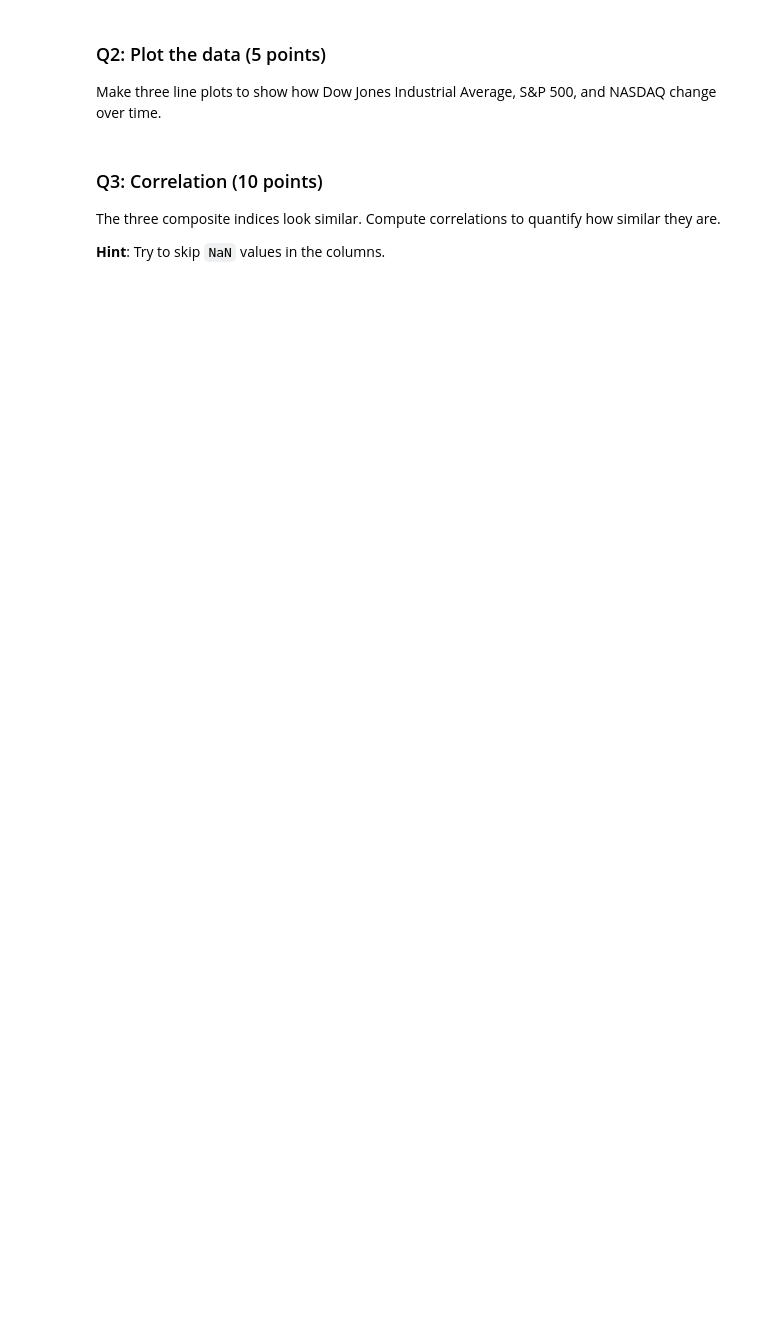
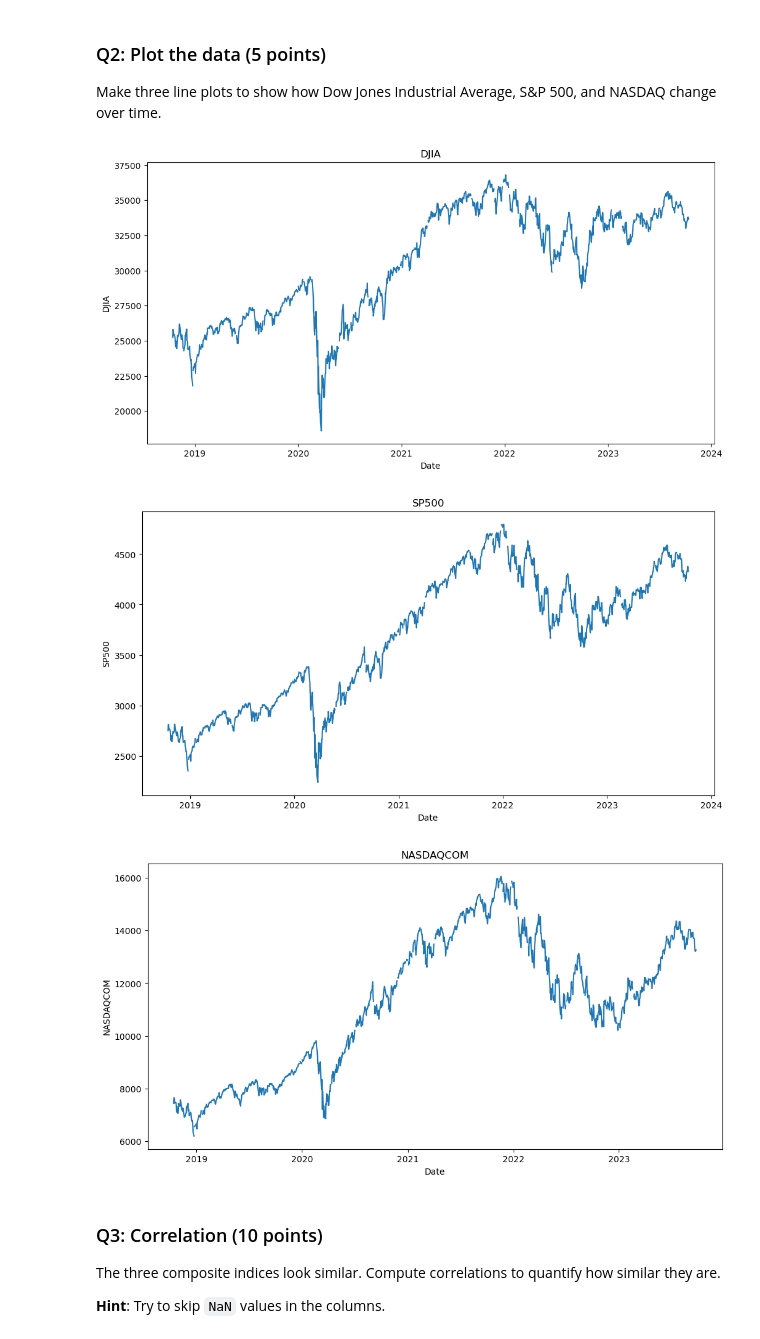
Before and after one commit to lostflux/data-mining, a Jupyter notebook: assignments/01/Assignment_1.ipynb, the cells around one changed output. Saved outputs shown, nothing was run; the diff lists cells and outputs as text; code cells hidden in the pictures; blank space fills up the shorter version.

```diff
--- a/assignments/01/Assignment_1.ipynb
+++ b/assignments/01/Assignment_1.ipynb
@@ -167,3 +206,16 @@ You will implement code to download DJIA, S&P 500, and NASDAQ from FRED (Federal
 Read pandas-datareader document at https://pydata.github.io/pandas-datareader/stable/remote_data.html#remote-data-fred to figure out how to use the API to download the data. Write your code to download the data.
 # %%
 # write your code here to load DJIA, SP500, NASDAQCOM from fred, show the top 10 head
+from pandas_datareader import data as pdr
+
+# DJIA
+DJIA = pdr.get_data_fred('DJIA')
+display(DJIA.head(10))
+
+# SP500
+SP500 = pdr.get_data_fred('SP500')
+display(SP500.head(10))
+
+# NASDAQCOM
+NASDAQCOM = pdr.get_data_fred('NASDAQCOM')
+display(NASDAQCOM.head(10))
@@ -177,3 +263,37 @@ Make three line plots to show how Dow Jones Industrial Average, S&P 500, and NAS
+# %%
+# write your code here
+# plot 3 figures
+
+# DJIA
+plt.figure(figsize=(12, 6))
+plt.plot(DJIA.index, DJIA['DJIA'])
+plt.xlabel('Date')
+plt.ylabel('DJIA')
+plt.title('DJIA')
+
+plt.show()
+
+# SP500
+plt.figure(figsize=(12, 6))
+plt.plot(SP500.index, SP500['SP500'])
+plt.xlabel('Date')
+plt.ylabel('SP500')
+plt.title('SP500')
+
+plt.show()
+
+# NASDAQCOM
+plt.figure(figsize=(12, 6))
+plt.plot(NASDAQCOM.index, NASDAQCOM['NASDAQCOM'])
+plt.xlabel('Date')
+plt.ylabel('NASDAQCOM')
+plt.title('NASDAQCOM')
+
+plt.show()
+# %% [output]
+[figure, added]
+[figure, added]
+[figure, added]
 # %% [markdown]
 ### Q3: Correlation (10 points)
 
```
Also changed, not shown: parts of 24 cells of this notebook.
